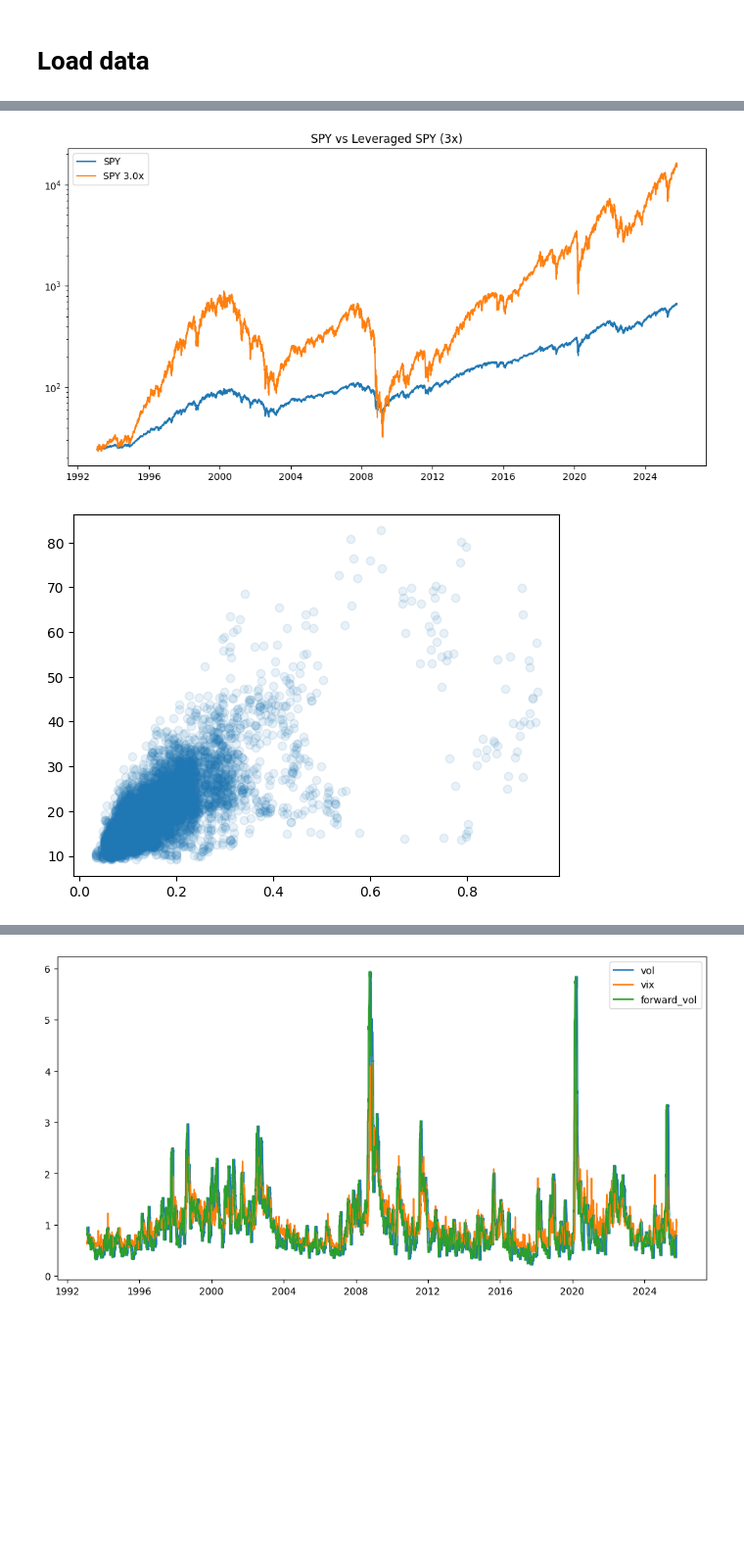
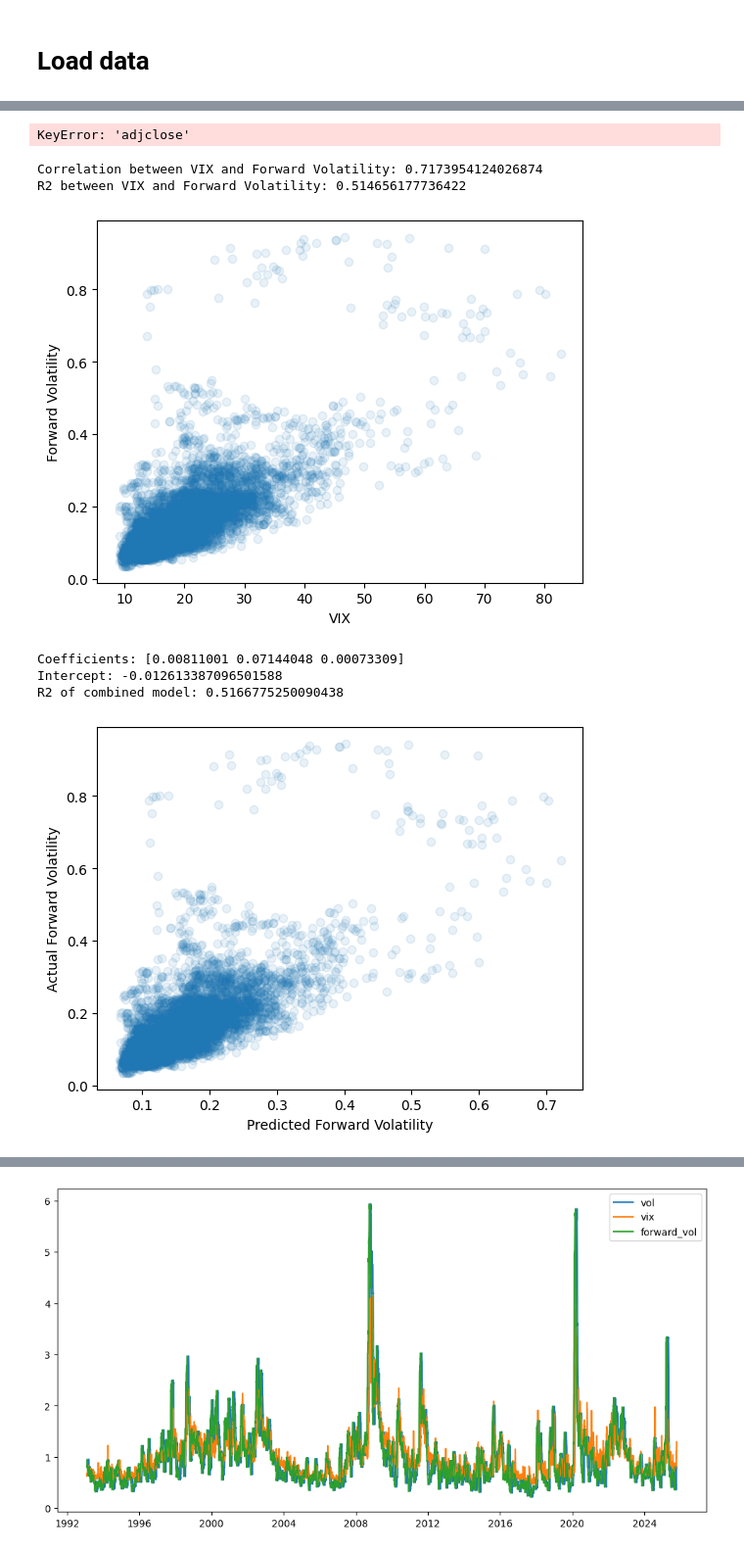
Before and after one commit to ag3nt3154/AlgoTester, a Jupyter notebook: study_leveraged_trading.ipynb, the cells around one changed output, grey strips where cells are left out. Shown at 98% size. Drawn from its saved outputs; the diff is of its cells as text; code cells hidden in the pictures; blank space fills up the shorter version.

```diff
--- a/study_leveraged_trading.ipynb
+++ b/study_leveraged_trading.ipynb
@@ -39,8 +27,8 @@ df_base
 df_leveraged = df_base.copy()
 leverage = 3.0
 expense_ratio = 0.0045  # 0.45% annual expense ratio
-df_leveraged['returns'] = (df_leveraged['returns'] - 1) * leverage + 1
-df_leveraged['adjclose'] = df_base['adjclose'].iloc[0] * df_leveraged['returns'].cumprod()
+df_leveraged['returns'] = (df_leveraged['returns'] - 1) * leverage + 1 - (expense_ratio / 252)
+df_leveraged['adjclose'] = df_leveraged['returns'].cumprod() * df_base['adjclose'].to_list()[0]
 df_leveraged['forward_returns'] = df_leveraged['returns'].rolling(21).apply(np.prod).shift(-21)
 df_leveraged
 
@@ -52,4 +40,4 @@ plt.legend()
 plt.title('SPY vs Leveraged SPY (3x)')
 plt.show()
 # %% [output]
-[figure, removed]
+KeyError: 'adjclose'
@@ -56,12 +69,48 @@ plt.show()
 # %%
 df_vix = fetch_daily_data('^VIX')
 df_vix
 
 df_base['vix'] = df_vix['adjclose']
-plt.plot(df_base['forward_vol'], df_base['vix'], 'o', alpha=0.1)
+
+print("Correlation between VIX and Forward Volatility:", df_base[['vix', 'forward_vol']].corr().iloc[0,1])
+print("R2 between VIX and Forward Volatility:", df_base[['vix', 'forward_vol']].dropna().corr().iloc[0,1]**2)
+plt.plot(df_base['vix'], df_base['forward_vol'], 'o', alpha=0.1)
+plt.xlabel('VIX')
+plt.ylabel('Forward Volatility')
 plt.show()
+
+# print("Correlation between Volatility and Forward Volatility:", df_base[['vol', 'forward_vol']].corr().iloc[0,1])
+# print("R2 between Volatility and Forward Volatility:", df_base[['vol', 'forward_vol']].dropna().corr().iloc[0,1]**2)
+# plt.plot(df_base['forward_vol'], df_base['vol'], 'o', alpha=0.1)
+# plt.show()
+
+# print("Correlation between ATR and Forward Volatility:", df_base[['atr', 'forward_vol']].corr().iloc[0,1])
+# print("R2 between ATR and Forward Volatility:", df_base[['atr', 'forward_vol']].dropna().corr().iloc[0,1]**2)
+# plt.plot(df_base['forward_vol'], df_base['atr'], 'o', alpha=0.1)
+# plt.show()
+
+from sklearn.linear_model import LinearRegression
+model = LinearRegression()
+df_test = df_base[['vix', 'vol', 'atr', 'forward_vol']].dropna()
+X = df_test[['vix', 'vol', 'atr']]
+y = df_test['forward_vol']
+model.fit(X, y)
+print("Coefficients:", model.coef_)
+print("Intercept:", model.intercept_)
+
+print("R2 of combined model:", model.score(X, y))
+plt.plot(model.predict(X), y, 'o', alpha=0.1)
+plt.xlabel('Predicted Forward Volatility')
+plt.ylabel('Actual Forward Volatility')
+plt.show()
 # %% [output]
+Correlation between VIX and Forward Volatility: 0.7173954124026874
+R2 between VIX and Forward Volatility: 0.514656177736422
-[figure, old version]
+[figure, new version]
+Coefficients: [0.00811001 0.07144048 0.00073309]
+Intercept: -0.012613387096501588
+R2 of combined model: 0.5166775250090438
+[figure, added]
 # %%
 
 
```
Also changed, not shown: parts of 7 cells of this notebook.
